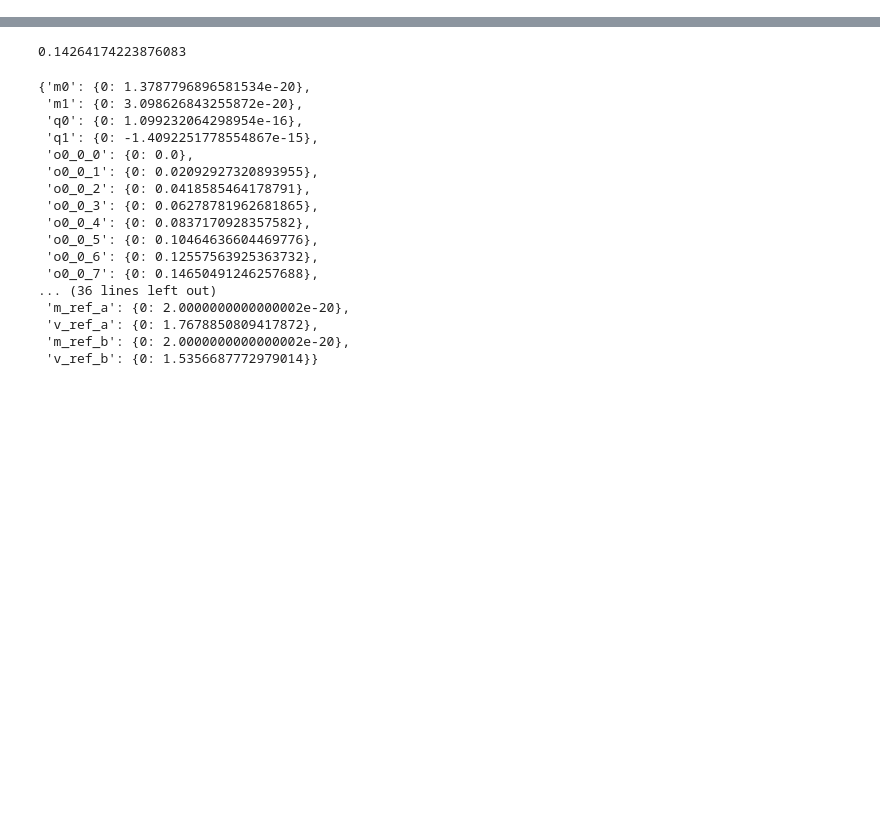
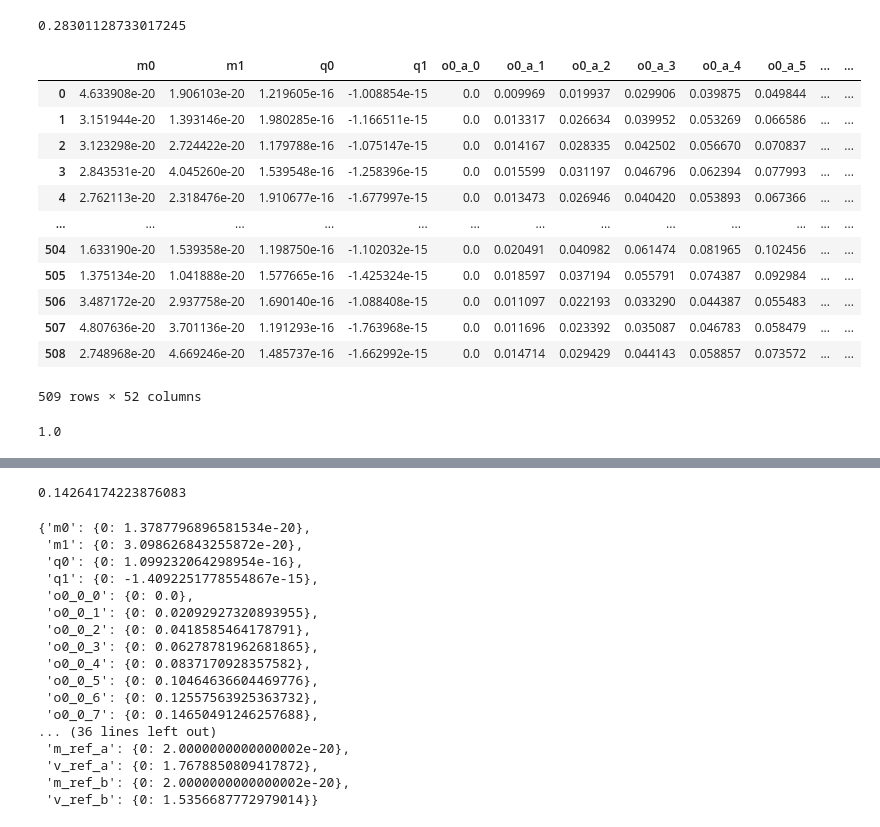
Before and after one commit to hsteude/communicating_agents, a Jupyter notebook: notebooks/01_reference_experiement_visualization.ipynb, the cells around one changed output, grey strips where cells are left out. Cells and saved outputs as stored; diff of their text form; code cells hidden in the pictures; blank space fills up the shorter version.

```diff
--- a/notebooks/01_reference_experiement_visualization.ipynb
+++ b/notebooks/01_reference_experiement_visualization.ipynb
@@ -112,0 +122,9 @@ import pandas as pd
+# %%
+# some quick feasibility checks
+import pandas as pd
+DATA_PATH = './data/reference_experiment_dat_1000_new_new_new.csv'
+
+df_check = pd.read_csv(DATA_PATH)
+df_check.loc[:, ['alpha_star0', 'alpha_star1', 'phi_star0', 'phi_star1']] = \
+    df_check[['alpha_star0', 'alpha_star1', 'phi_star0', 'phi_star1']] / np.pi
+df_check.head()
@@ -112,0 +190,24 @@ import pandas as pd
+# %%
+alpha0
+# %% [output]
+0.28301128733017245
+# %%
+df_check
+# %% [output]
+|  | m0 | m1 | q0 | q1 | o0_a_0 | o0_a_1 | o0_a_2 | o0_a_3 | o0_a_4 | o0_a_5 | ... | ... |
+| 0 | 4.633908e-20 | 1.906103e-20 | 1.219605e-16 | -1.008854e-15 | 0.0 | 0.009969 | 0.019937 | 0.029906 | 0.039875 | 0.049844 | ... | ... |
+| 1 | 3.151944e-20 | 1.393146e-20 | 1.980285e-16 | -1.166511e-15 | 0.0 | 0.013317 | 0.026634 | 0.039952 | 0.053269 | 0.066586 | ... | ... |
+| 2 | 3.123298e-20 | 2.724422e-20 | 1.179788e-16 | -1.075147e-15 | 0.0 | 0.014167 | 0.028335 | 0.042502 | 0.056670 | 0.070837 | ... | ... |
+| 3 | 2.843531e-20 | 4.045260e-20 | 1.539548e-16 | -1.258396e-15 | 0.0 | 0.015599 | 0.031197 | 0.046796 | 0.062394 | 0.077993 | ... | ... |
+| 4 | 2.762113e-20 | 2.318476e-20 | 1.910677e-16 | -1.677997e-15 | 0.0 | 0.013473 | 0.026946 | 0.040420 | 0.053893 | 0.067366 | ... | ... |
+| ... | ... | ... | ... | ... | ... | ... | ... | ... | ... | ... | ... | ... |
+| 504 | 1.633190e-20 | 1.539358e-20 | 1.198750e-16 | -1.102032e-15 | 0.0 | 0.020491 | 0.040982 | 0.061474 | 0.081965 | 0.102456 | ... | ... |
+| 505 | 1.375134e-20 | 1.041888e-20 | 1.577665e-16 | -1.425324e-15 | 0.0 | 0.018597 | 0.037194 | 0.055791 | 0.074387 | 0.092984 | ... | ... |
+| 506 | 3.487172e-20 | 2.937758e-20 | 1.690140e-16 | -1.088408e-15 | 0.0 | 0.011097 | 0.022193 | 0.033290 | 0.044387 | 0.055483 | ... | ... |
+| 507 | 4.807636e-20 | 3.701136e-20 | 1.191293e-16 | -1.763968e-15 | 0.0 | 0.011696 | 0.023392 | 0.035087 | 0.046783 | 0.058479 | ... | ... |
+| 508 | 2.748968e-20 | 4.669246e-20 | 1.485737e-16 | -1.662992e-15 | 0.0 | 0.014714 | 0.029429 | 0.044143 | 0.058857 | 0.073572 | ... | ... |
+509 rows × 52 columns
+# %%
+1/df_check.o1_a_9.max() * df_check.o1_a_9.max()
+# %% [output]
+1.0
```
Also changed, not shown: parts of 21 cells of this notebook, 14 other files.
